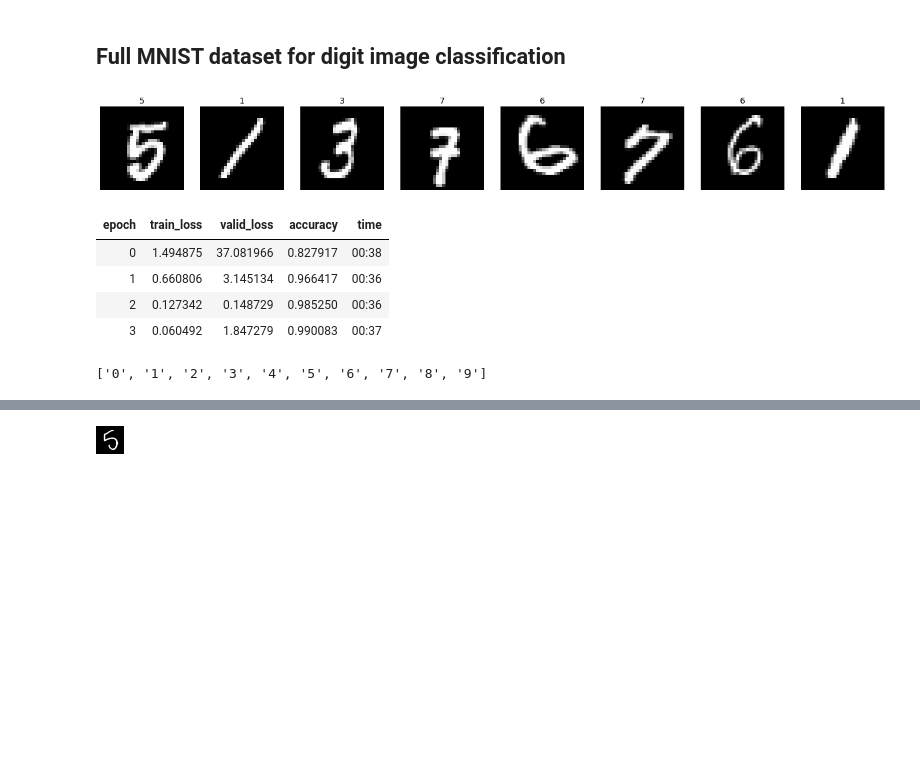
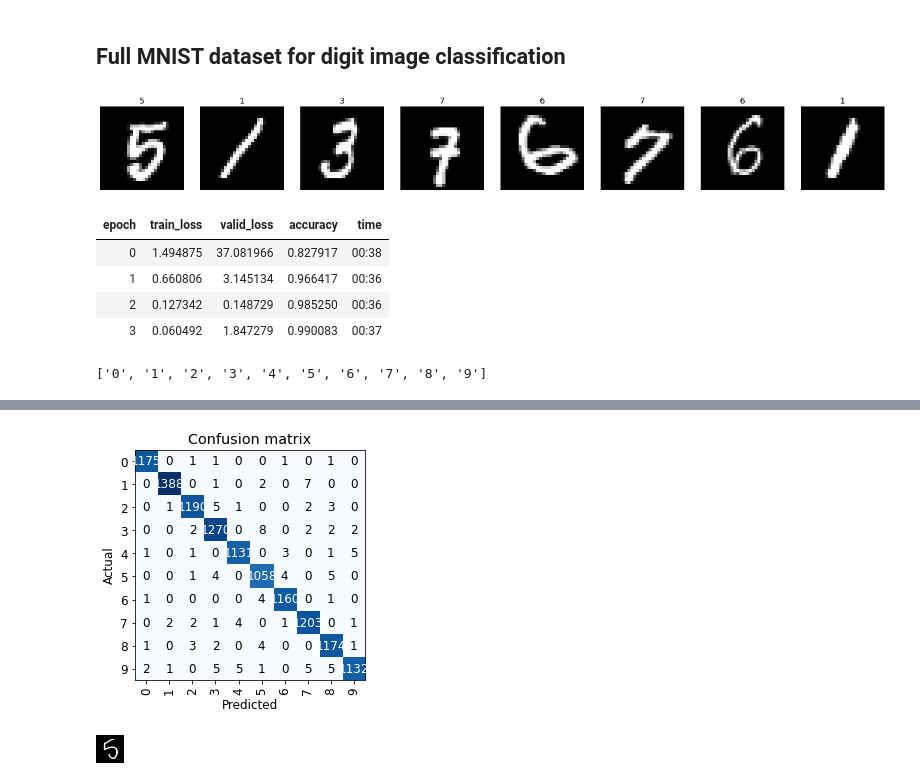
Before and after one commit to mikaelstaldal/deeplearning-fastai, a Jupyter notebook: FullMNIST.ipynb, the cells around one changed output, grey strips where cells are left out. Drawn from its saved outputs; the diff is of its cells as text; code cells hidden in the pictures; blank space fills up the shorter version.

Commit message:
Confusion matrix

```diff
--- a/FullMNIST.ipynb
+++ b/FullMNIST.ipynb
@@ -12,10 +12,10 @@ train_path = path/'training'
 fnames = get_image_files(train_path)
 def label_func(x): return x.parent.name
 dls = ImageDataLoaders.from_path_func(train_path, fnames, label_func)
-# %%
-dls.train.show_batch(max_n=8, nrows=1)
-# %% [output]
-[figure, removed]
+# %%
+dls.train.show_batch(max_n=8, nrows=1)
+# %% [output]
+[figure, added]
 # %%
 learn = cnn_learner(dls, resnet18, pretrained=False, metrics=accuracy)
 learn.fit_one_cycle(4, 0.1)
@@ -25,7 +25,11 @@ learn.fit_one_cycle(4, 0.1)
 | 1 | 0.660806 | 3.145134 | 0.966417 | 00:36 |
 | 2 | 0.127342 | 0.148729 | 0.985250 | 00:36 |
 | 3 | 0.060492 | 1.847279 | 0.990083 | 00:37 |
-# %%
-learn.dls.vocab
-# %% [output]
-['0', '1', '2', '3', '4', '5', '6', '7', '8', '9']
+# %%
+learn.dls.vocab
+# %% [output]
+['0', '1', '2', '3', '4', '5', '6', '7', '8', '9']
+# %%
+interp = ClassificationInterpretation.from_learner(learn)
+interp.plot_confusion_matrix()
+# %% [output]
@@ -32,3 +37,4 @@ learn.dls.vocab
+[figure, added]
 # %%
 a5 = PILImage.create((path/'testing'/'5').ls()[0])
 a5
```
Also changed, not shown: parts of 1 cell of this notebook.
